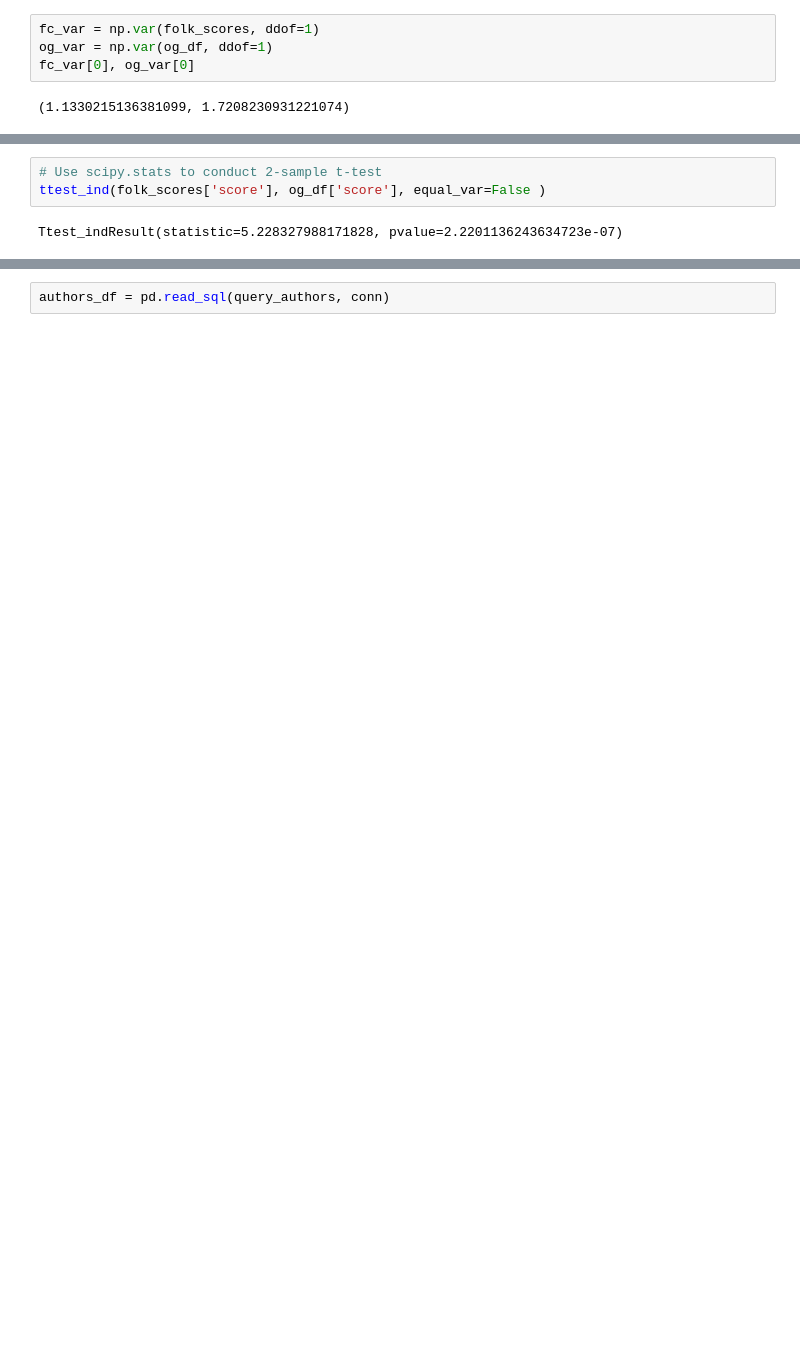
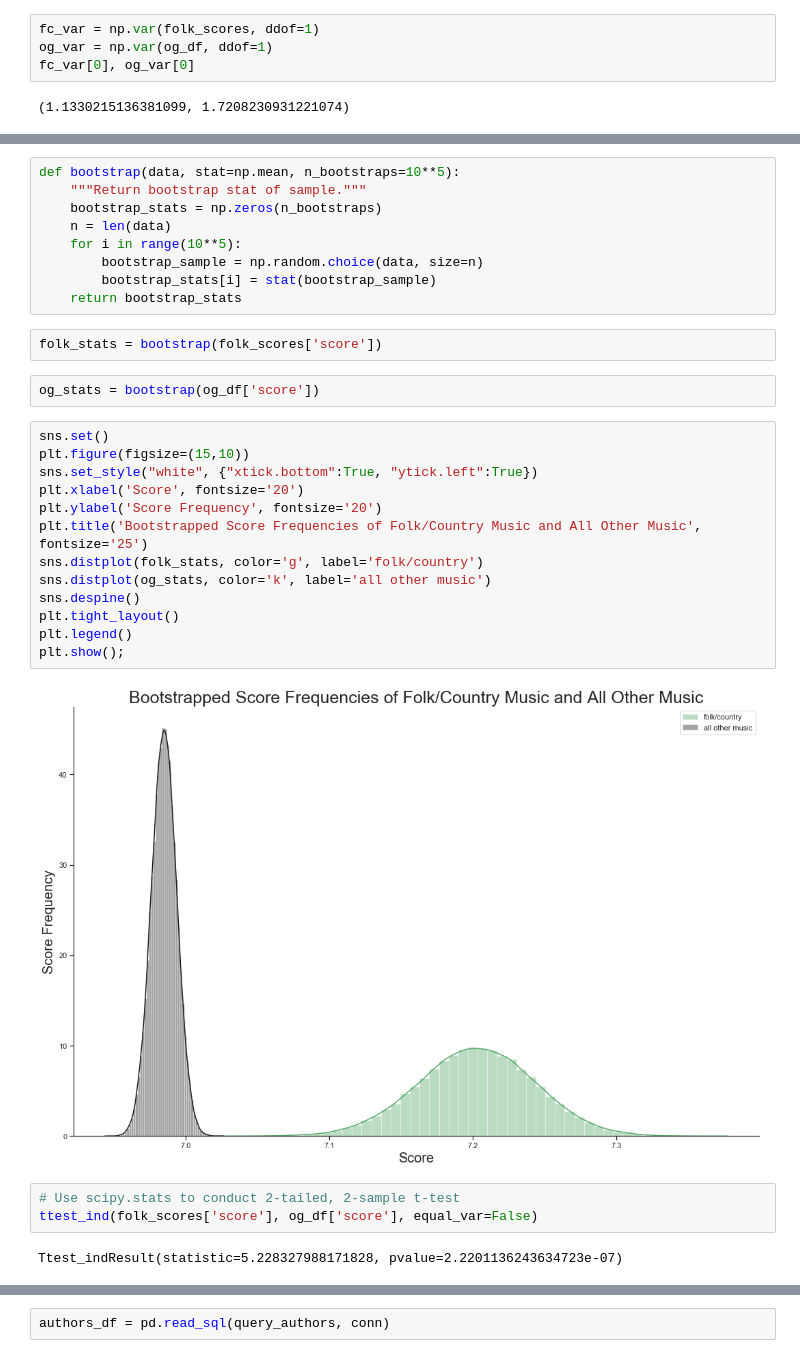
Before and after one commit to tsgreenwood-flatiron-data-science/mod2_final_project, a Jupyter notebook: folkenstein.ipynb, the cells around one changed output, grey strips where cells are left out. Saved outputs shown, nothing was run; the diff lists cells and outputs as text; blank space fills up the shorter version.

```diff
--- a/folkenstein.ipynb
+++ b/folkenstein.ipynb
@@ -345,7 +356,35 @@ From a visual, it looks like there is little, if any, difference between folk/co
 Null Hypothesis: The mean difference between review score for folk/country and all other music is zero. <br>
 Alternative Hypothesis: The mean difference between review score folk/country and all other music is different from zero. <br>
+# %%
+def bootstrap(data, stat=np.mean, n_bootstraps=10**5):
+    """Return bootstrap stat of sample."""
+    bootstrap_stats = np.zeros(n_bootstraps)
+    n = len(data)
+    for i in range(10**5):
+        bootstrap_sample = np.random.choice(data, size=n)
+        bootstrap_stats[i] = stat(bootstrap_sample)
+    return bootstrap_stats
+# %%
+folk_stats = bootstrap(folk_scores['score'])
+# %%
+og_stats = bootstrap(og_df['score'])
+# %%
+sns.set()
+plt.figure(figsize=(15,10))
+sns.set_style("white", {"xtick.bottom":True, "ytick.left":True})
+plt.xlabel('Score', fontsize='20')
+plt.ylabel('Score Frequency', fontsize='20')
+plt.title('Bootstrapped Score Frequencies of Folk/Country Music and All Other Music', fontsize='25')
+sns.distplot(folk_stats, color='g', label='folk/country')
+sns.distplot(og_stats, color='k', label='all other music')
+sns.despine()
+plt.tight_layout()
+plt.legend()
+plt.show();
+# %% [output]
+[figure, added]
 # %%
-# Use scipy.stats to conduct 2-sample t-test
-ttest_ind(folk_scores['score'], og_df['score'], equal_var=False )
+# Use scipy.stats to conduct 2-tailed, 2-sample t-test
+ttest_ind(folk_scores['score'], og_df['score'], equal_var=False)
 # %% [output]
 Ttest_indResult(statistic=5.228327988171828, pvalue=2.2201136243634723e-07)
```
Also changed, not shown: parts of 94 cells of this notebook, 1 other file.
